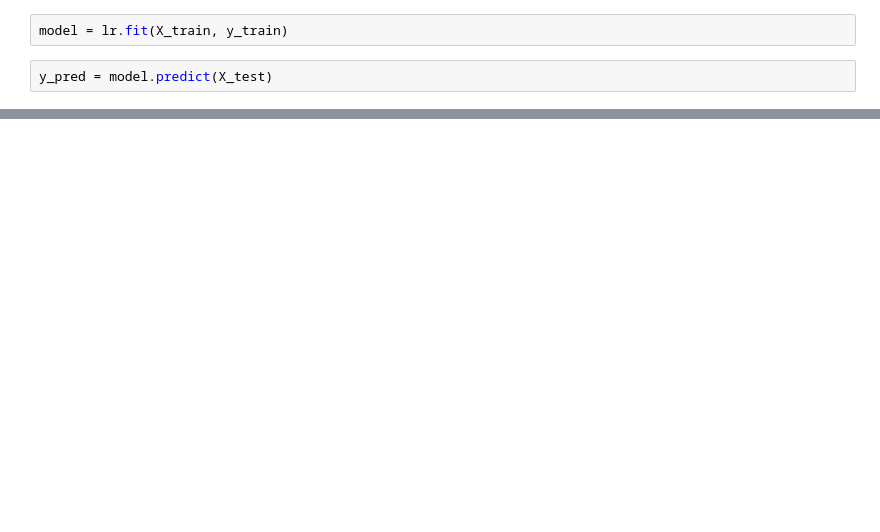
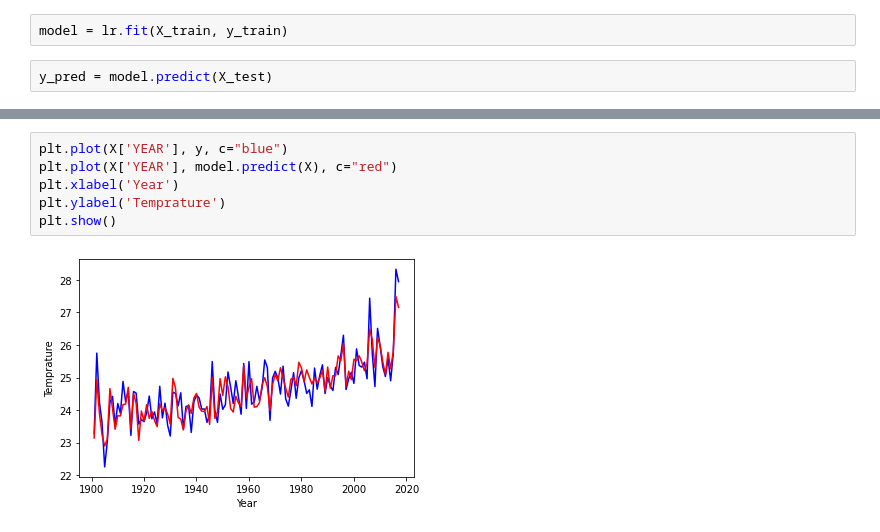
Before and after one commit to SiddheshDhinge/ML, a Jupyter notebook: Linear Regression.ipynb, the cells around one changed output, grey strips where cells are left out. Drawn from its saved outputs; the diff is of its cells as text; blank space fills up the shorter version.

```diff
--- a/Linear Regression.ipynb
+++ b/Linear Regression.ipynb
@@ -103,0 +80,8 @@ pd.crosstab(y_test, y_pred)
+# %%
+plt.plot(X['YEAR'], y, c="blue")
+plt.plot(X['YEAR'], model.predict(X), c="red")
+plt.xlabel('Year')
+plt.ylabel('Temprature')
+plt.show()
+# %% [output]
+[figure, added]
```
Also changed, not shown: parts of 22 cells of this notebook.
